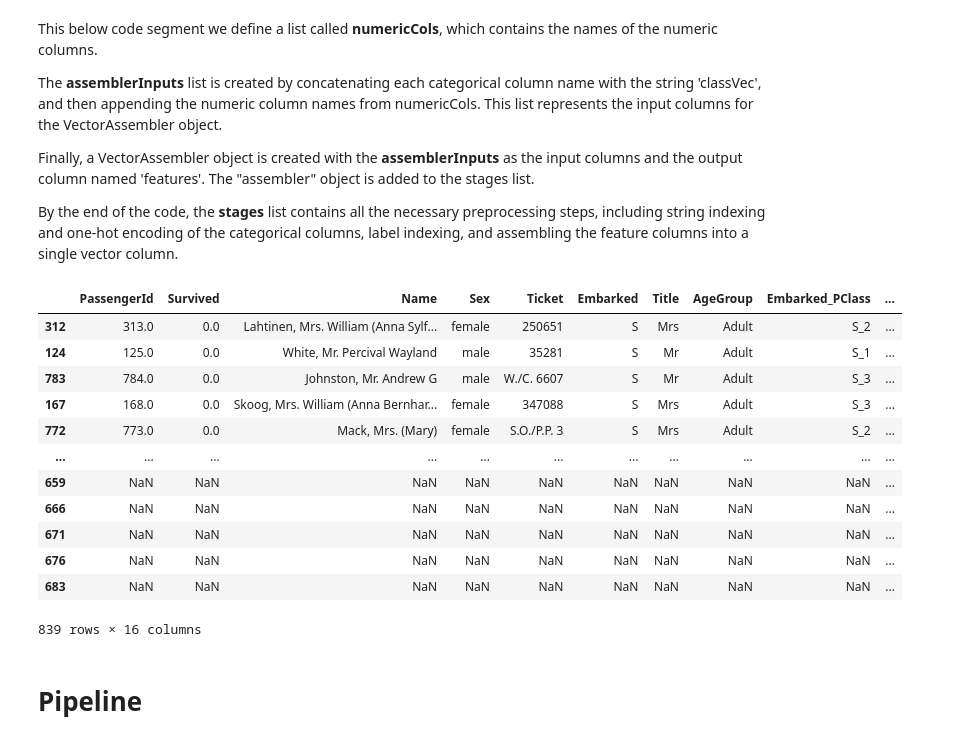
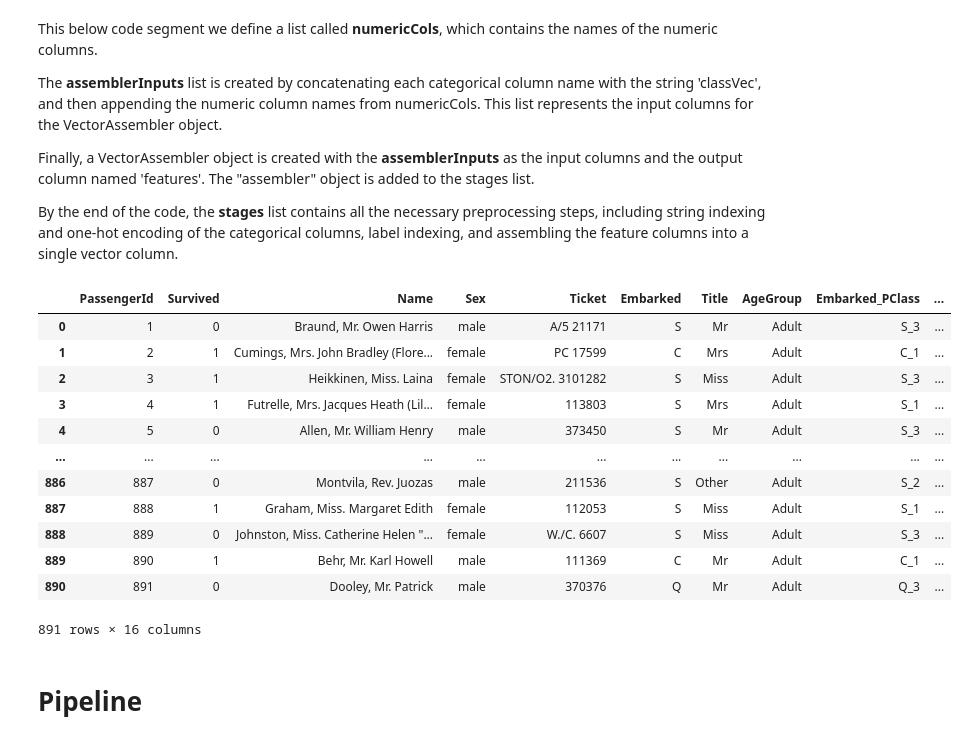
Before and after one commit to mehtasumit1007/TitanicPredictionModelling, a Jupyter notebook: Modelling_Main.ipynb, the cells around one changed output. Drawn from its saved outputs; the diff is of its cells as text; code cells hidden in the pictures.

```diff
--- a/Modelling_Main.ipynb
+++ b/Modelling_Main.ipynb
@@ -751,21 +710,21 @@ numericCols = ['FamilySize','FarePerPerson','Pclass','Age','SibSp','Parch','Fare
 assemblerInputs = [c + "classVec" for c in categoricalColumns] + numericCols
 assembler = VectorAssembler(inputCols=assemblerInputs, outputCol = "features")
 stages = stages + [assembler]
-# %%
-df_balanced_scaled
-# %% [output]
-|  | PassengerId | Survived | Name | Sex | Ticket | Embarked | Title | AgeGroup | Embarked_PClass | ... |
-| 312 | 313.0 | 0.0 | Lahtinen, Mrs. William (Anna Sylf... | female | 250651 | S | Mrs | Adult | S_2 | ... |
-| 124 | 125.0 | 0.0 | White, Mr. Percival Wayland | male | 35281 | S | Mr | Adult | S_1 | ... |
-| 783 | 784.0 | 0.0 | Johnston, Mr. Andrew G | male | W./C. 6607 | S | Mr | Adult | S_3 | ... |
-| 167 | 168.0 | 0.0 | Skoog, Mrs. William (Anna Bernhar... | female | 347088 | S | Mrs | Adult | S_3 | ... |
-| 772 | 773.0 | 0.0 | Mack, Mrs. (Mary) | female | S.O./P.P. 3 | S | Mrs | Adult | S_2 | ... |
-| ... | ... | ... | ... | ... | ... | ... | ... | ... | ... | ... |
-| 659 | NaN | NaN | NaN | NaN | NaN | NaN | NaN | NaN | NaN | ... |
-| 666 | NaN | NaN | NaN | NaN | NaN | NaN | NaN | NaN | NaN | ... |
-| 671 | NaN | NaN | NaN | NaN | NaN | NaN | NaN | NaN | NaN | ... |
-| 676 | NaN | NaN | NaN | NaN | NaN | NaN | NaN | NaN | NaN | ... |
-| 683 | NaN | NaN | NaN | NaN | NaN | NaN | NaN | NaN | NaN | ... |
-839 rows × 16 columns
+# %%
+df_titanic_scaled
+# %% [output]
+|  | PassengerId | Survived | Name | Sex | Ticket | Embarked | Title | AgeGroup | Embarked_PClass | ... |
+| 0 | 1 | 0 | Braund, Mr. Owen Harris | male | A/5 21171 | S | Mr | Adult | S_3 | ... |
+| 1 | 2 | 1 | Cumings, Mrs. John Bradley (Flore... | female | PC 17599 | C | Mrs | Adult | C_1 | ... |
+| 2 | 3 | 1 | Heikkinen, Miss. Laina | female | STON/O2. 3101282 | S | Miss | Adult | S_3 | ... |
+| 3 | 4 | 1 | Futrelle, Mrs. Jacques Heath (Lil... | female | 113803 | S | Mrs | Adult | S_1 | ... |
+| 4 | 5 | 0 | Allen, Mr. William Henry | male | 373450 | S | Mr | Adult | S_3 | ... |
+| ... | ... | ... | ... | ... | ... | ... | ... | ... | ... | ... |
+| 886 | 887 | 0 | Montvila, Rev. Juozas | male | 211536 | S | Other | Adult | S_2 | ... |
+| 887 | 888 | 1 | Graham, Miss. Margaret Edith | female | 112053 | S | Miss | Adult | S_1 | ... |
+| 888 | 889 | 0 | Johnston, Miss. Catherine Helen "... | female | W./C. 6607 | S | Miss | Adult | S_3 | ... |
+| 889 | 890 | 1 | Behr, Mr. Karl Howell | male | 111369 | C | Mr | Adult | C_1 | ... |
+| 890 | 891 | 0 | Dooley, Mr. Patrick | male | 370376 | Q | Mr | Adult | Q_3 | ... |
+891 rows × 16 columns
 # %%
 # Convert Pandas DataFrame to Spark DataFrame
```
Also changed, not shown: parts of 20 cells of this notebook, 1 other file.
